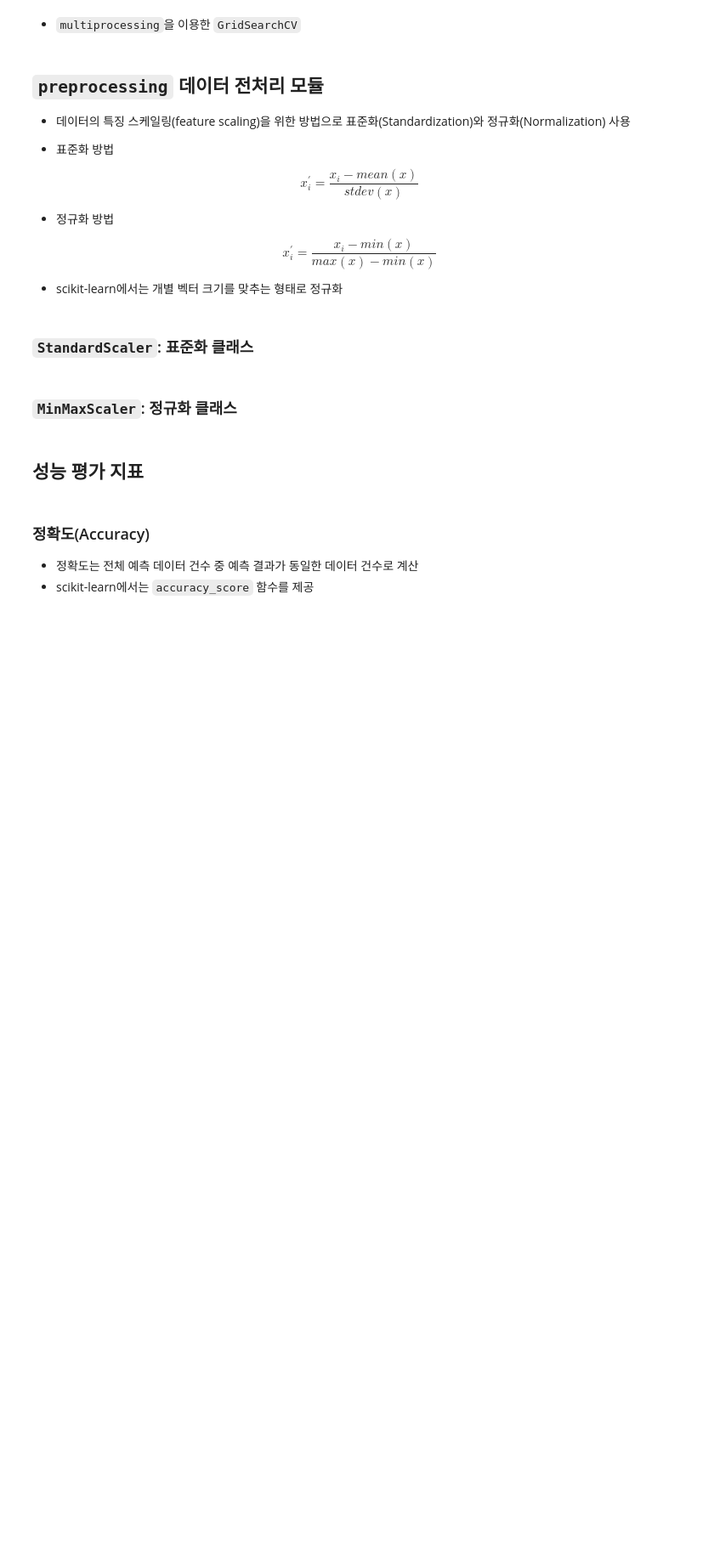
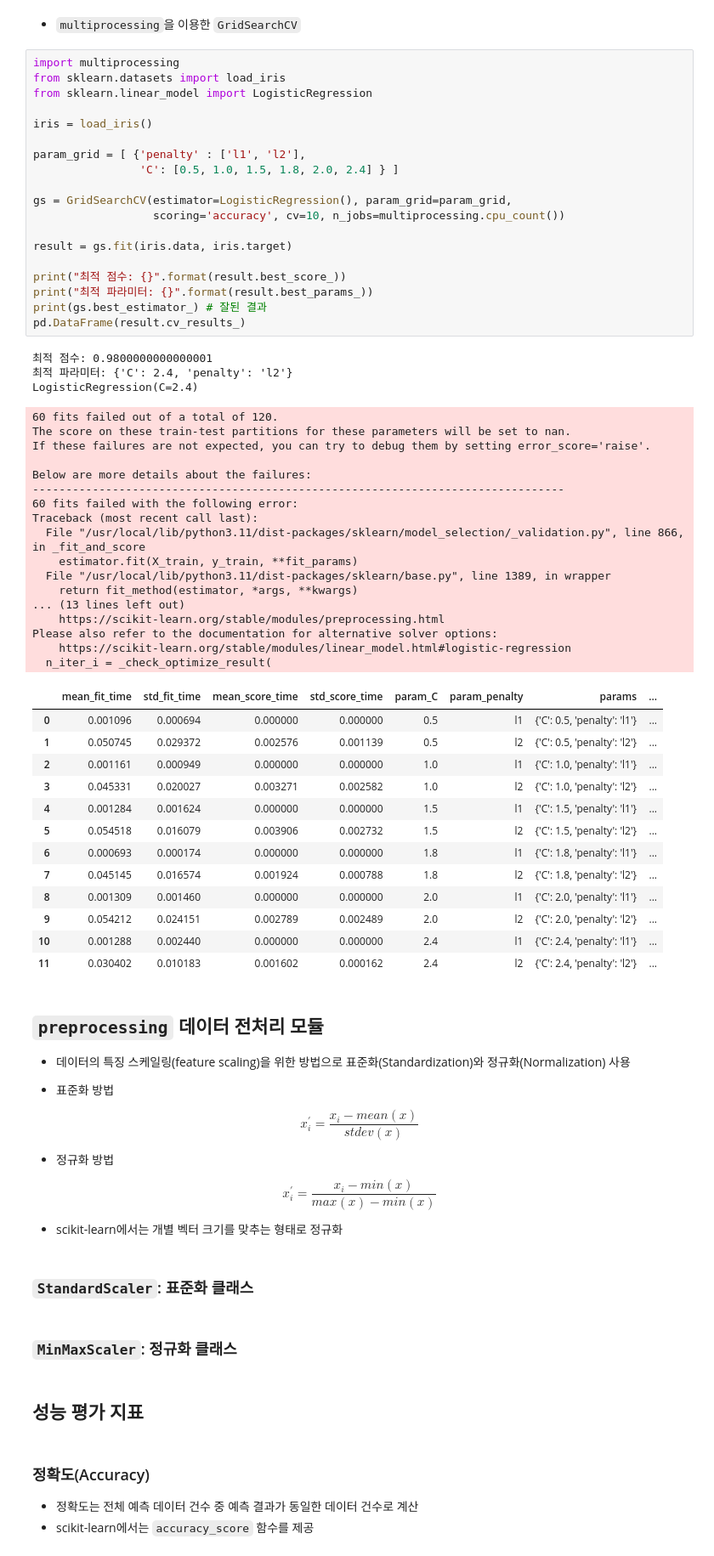
Before and after one commit to SoheeKim12/Machine_Learning_Study, a Jupyter notebook: 2_사이킷런(scikit_learn)_시작_sh.ipynb, the cells around one changed output. Shown at 85% size. Drawn from its saved outputs; the diff is of its cells as text; blank space fills up the shorter version.

```diff
--- a/2_사이킷런(scikit_learn)_시작_sh.ipynb
+++ b/2_사이킷런(scikit_learn)_시작_sh.ipynb
@@ -294,5 +341,58 @@ plt.tight_layout()
 # %% [markdown]
 * `multiprocessing`을 이용한 `GridSearchCV`
+# %%
+import multiprocessing
+from sklearn.datasets import load_iris
+from sklearn.linear_model import LogisticRegression
+
+iris = load_iris()
+
+param_grid = [ {'penalty' : ['l1', 'l2'],
+                'C': [0.5, 1.0, 1.5, 1.8, 2.0, 2.4] } ]
+
+gs = GridSearchCV(estimator=LogisticRegression(), param_grid=param_grid,
+                  scoring='accuracy', cv=10, n_jobs=multiprocessing.cpu_count())
+
+result = gs.fit(iris.data, iris.target)
+
+print("최적 점수: {}".format(result.best_score_))
+print("최적 파라미터: {}".format(result.best_params_))
+print(gs.best_estimator_) # 잘된 결과
+pd.DataFrame(result.cv_results_)
+# %% [output]
+최적 점수: 0.9800000000000001
+최적 파라미터: {'C': 2.4, 'penalty': 'l2'}
+LogisticRegression(C=2.4)
+60 fits failed out of a total of 120.
+The score on these train-test partitions for these parameters will be set to nan.
+If these failures are not expected, you can try to debug them by setting error_score='raise'.
+
+Below are more details about the failures:
+--------------------------------------------------------------------------------
+60 fits failed with the following error:
+Traceback (most recent call last):
+  File "/usr/local/lib/python3.11/dist-packages/sklearn/model_selection/_validation.py", line 866, in _fit_and_score
+    estimator.fit(X_train, y_train, **fit_params)
+  File "/usr/local/lib/python3.11/dist-packages/sklearn/base.py", line 1389, in wrapper
+    return fit_method(estimator, *args, **kwargs)
+... (13 lines left out)
+    https://scikit-learn.org/stable/modules/preprocessing.html
+Please also refer to the documentation for alternative solver options:
+    https://scikit-learn.org/stable/modules/linear_model.html#logistic-regression
+  n_iter_i = _check_optimize_result(
+|  | mean_fit_time | std_fit_time | mean_score_time | std_score_time | param_C | param_penalty | params | ... |
+| 0 | 0.001096 | 0.000694 | 0.000000 | 0.000000 | 0.5 | l1 | {'C': 0.5, 'penalty': 'l1'} | ... |
+| 1 | 0.050745 | 0.029372 | 0.002576 | 0.001139 | 0.5 | l2 | {'C': 0.5, 'penalty': 'l2'} | ... |
+| 2 | 0.001161 | 0.000949 | 0.000000 | 0.000000 | 1.0 | l1 | {'C': 1.0, 'penalty': 'l1'} | ... |
+| 3 | 0.045331 | 0.020027 | 0.003271 | 0.002582 | 1.0 | l2 | {'C': 1.0, 'penalty': 'l2'} | ... |
+| 4 | 0.001284 | 0.001624 | 0.000000 | 0.000000 | 1.5 | l1 | {'C': 1.5, 'penalty': 'l1'} | ... |
+| 5 | 0.054518 | 0.016079 | 0.003906 | 0.002732 | 1.5 | l2 | {'C': 1.5, 'penalty': 'l2'} | ... |
+| 6 | 0.000693 | 0.000174 | 0.000000 | 0.000000 | 1.8 | l1 | {'C': 1.8, 'penalty': 'l1'} | ... |
+| 7 | 0.045145 | 0.016574 | 0.001924 | 0.000788 | 1.8 | l2 | {'C': 1.8, 'penalty': 'l2'} | ... |
+| 8 | 0.001309 | 0.001460 | 0.000000 | 0.000000 | 2.0 | l1 | {'C': 2.0, 'penalty': 'l1'} | ... |
+| 9 | 0.054212 | 0.024151 | 0.002789 | 0.002489 | 2.0 | l2 | {'C': 2.0, 'penalty': 'l2'} | ... |
+| 10 | 0.001288 | 0.002440 | 0.000000 | 0.000000 | 2.4 | l1 | {'C': 2.4, 'penalty': 'l1'} | ... |
+| 11 | 0.030402 | 0.010183 | 0.001602 | 0.000162 | 2.4 | l2 | {'C': 2.4, 'penalty': 'l2'} | ... |
 # %% [markdown]
 ## `preprocessing` 데이터 전처리 모듈
 
```
Also changed, not shown: parts of 12 cells of this notebook.
